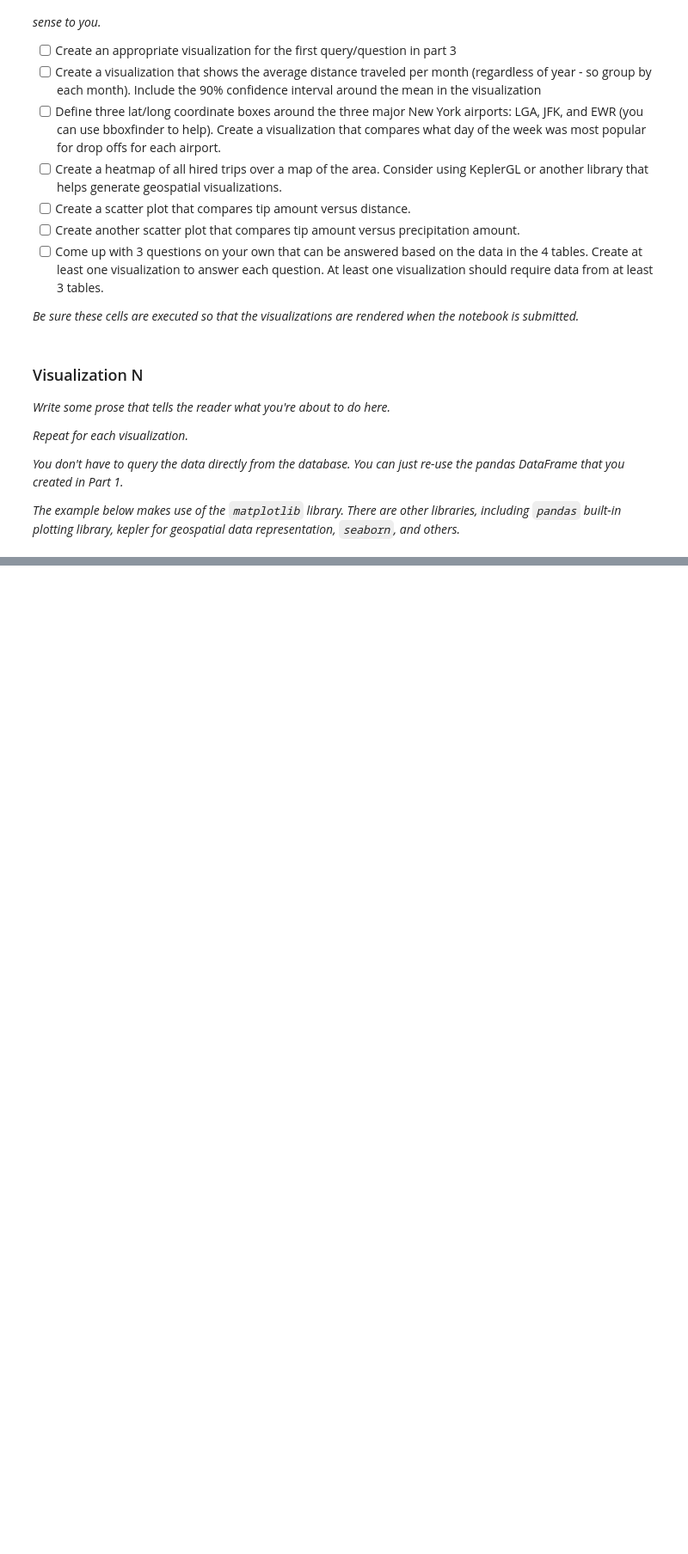
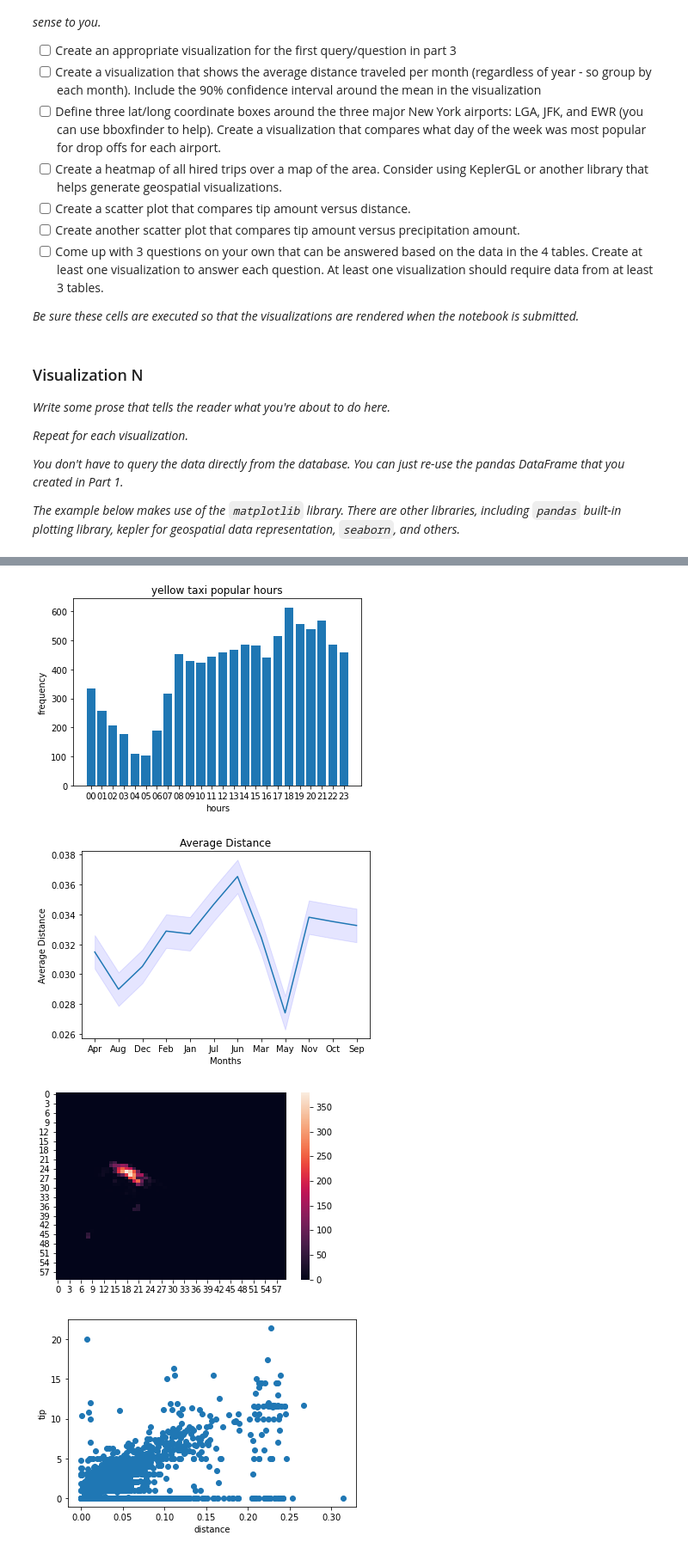
Before and after one commit to philippezog/project_group_15, a Jupyter notebook: Carlie_Philippe.ipynb, the cells around one changed output, grey strips where cells are left out. Shown: that part at 86% size. Drawn from its saved outputs; the diff is of its cells as text; code cells hidden in the pictures; blank space fills up the shorter version.

```diff
--- a/Carlie_Philippe.ipynb
+++ b/Carlie_Philippe.ipynb
@@ -681,2 +822,19 @@ def plot_visual_n(dataframe):
 # %%
-plot_visual_n(some_dataframe)
+query1 = pd.read_sql_query (QUERY_1, connection)
+query2 = pd.read_sql_query (SQLV2, connection)
+query4 = pd.concat([df1,df2])
+query5 = df3
+query6 = merged[["precipitation","tip_amount"]]
+query6 = query6.dropna()
+
+#plot_visual_n(some_dataframe)
+yellow_taxi_popular_hour(query1)
+average_distance_traveled(query2)
+heatmap(query4)
+tip_and_distance(query5)
+tip_and_precipitation(query6)
+# %% [output]
+[figure, added]
+[figure, added]
+[figure, added]
+[figure, added]
```
Also changed, not shown: parts of 16 cells of this notebook.
